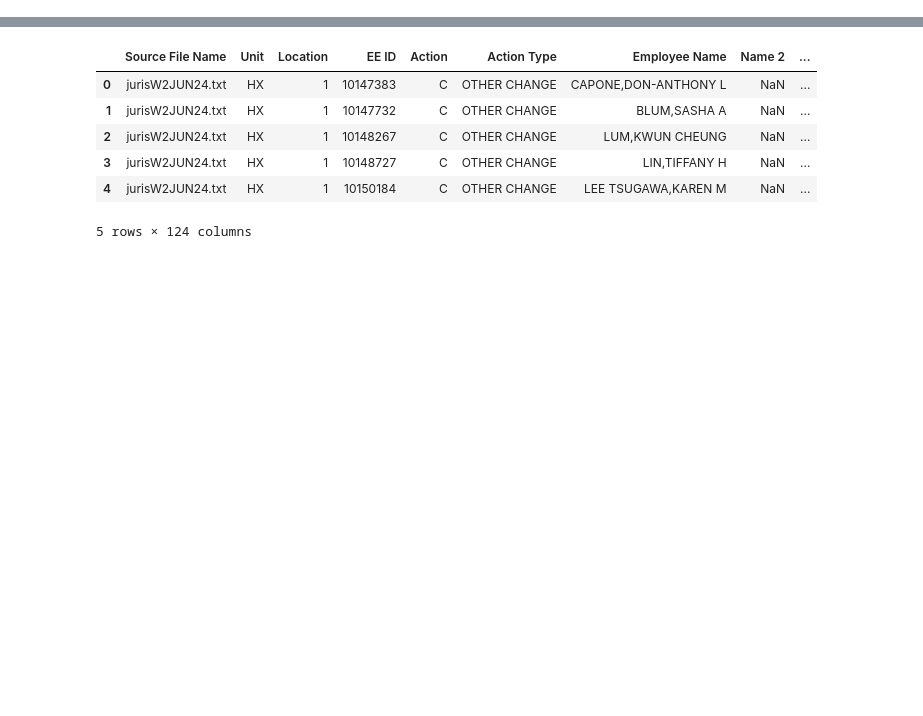
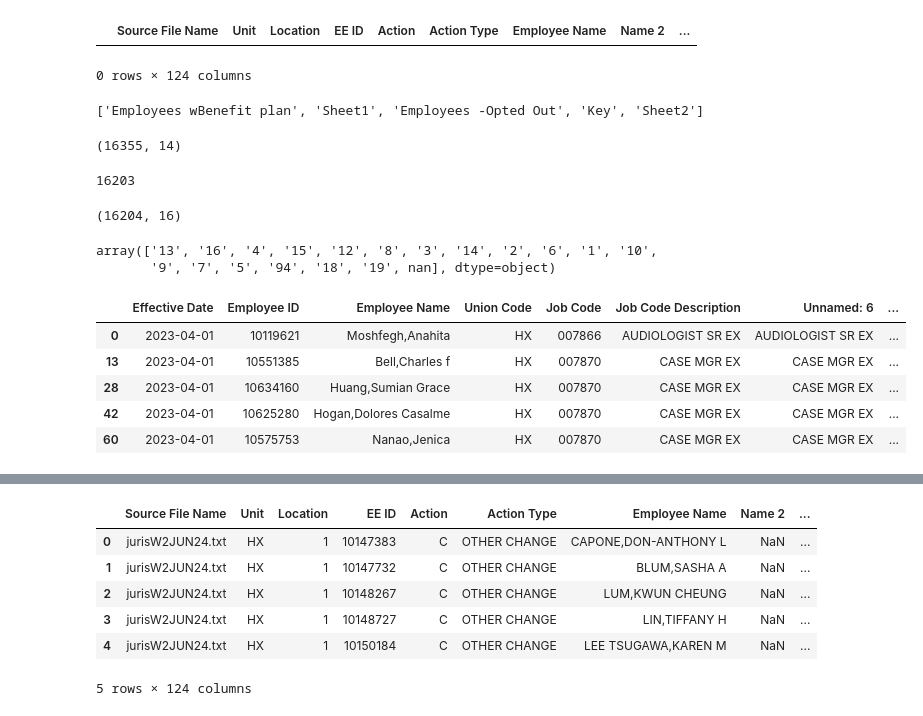
Before and after one commit to tougheye/Data_processing, a Jupyter notebook: Old_juris_match.ipynb, the cells around one changed output, grey strips where cells are left out. Cells and saved outputs as stored; diff of their text form; code cells hidden in the pictures; blank space fills up the shorter version.

```diff
--- a/Old_juris_match.ipynb
+++ b/Old_juris_match.ipynb
@@ -12,0 +71,5 @@ juris_2024.sheet_names
+# %%
+juris_2023_df[juris_2023_df['EE ID']=='10119621']
+# %% [output]
+|  | Source File Name | Unit | Location | EE ID | Action | Action Type | Employee Name | Name 2 | ... |
+0 rows × 124 columns
@@ -12,0 +78,34 @@ juris_2024.sheet_names
+# %%
+healthplan_file = pd.ExcelFile(Healthplan_data_path)
+tab_names = healthplan_file.sheet_names
+tab_names
+# %% [output]
+['Employees wBenefit plan', 'Sheet1', 'Employees -Opted Out', 'Key', 'Sheet2']
+# %%
+# Define the data types for specific columns
+dtype_mapping = {
+    'Employee ID': str,
+    'Union Code': str,
+    'Job Code': str
+}
+
+# Parse the excel sheet specifying the column data types
+healthplan_df = healthplan_file.parse(tab_names[0], dtype=dtype_mapping)
+# %%
+healthplan_df.shape
+# %% [output]
+(16355, 14)
+# %%
+healthplan_df['Employee ID'].nunique()
+# %% [output]
+16203
+# %%
+healthplan_w_location_df = healthplan_df.merge(juris_2023_df[['Location', 'EE ID']], left_on='Employee ID', right_on='EE ID', how='left').drop_duplicates('Employee ID')
+healthplan_w_location_df.shape
+# %% [output]
+(16204, 16)
+# %%
+healthplan_w_location_df['Location'].unique()
+# %% [output]
+array(['13', '16', '4', '15', '12', '8', '3', '14', '2', '6', '1', '10',
+       '9', '7', '5', '94', '18', '19', nan], dtype=object)
@@ -12,0 +126,10 @@ juris_2024.sheet_names
+# %%
+healthplan_w_location_df['Business Unit'] = healthplan_w_location_df['Location'].map(location_dict)
+healthplan_w_location_df.head()
+# %% [output]
+|  | Effective Date | Employee ID | Employee Name | Union Code | Job Code | Job Code Description | Unnamed: 6 | ... |
+| 0 | 2023-04-01 | 10119621 | Moshfegh,Anahita | HX | 007866 | AUDIOLOGIST SR EX | AUDIOLOGIST SR EX | ... |
+| 13 | 2023-04-01 | 10551385 | Bell,Charles f | HX | 007870 | CASE MGR EX | CASE MGR EX | ... |
+| 28 | 2023-04-01 | 10634160 | Huang,Sumian Grace | HX | 007870 | CASE MGR EX | CASE MGR EX | ... |
+| 42 | 2023-04-01 | 10625280 | Hogan,Dolores Casalme | HX | 007870 | CASE MGR EX | CASE MGR EX | ... |
+| 60 | 2023-04-01 | 10575753 | Nanao,Jenica | HX | 007870 | CASE MGR EX | CASE MGR EX | ... |
```
Also changed, not shown: parts of 15 cells of this notebook.
